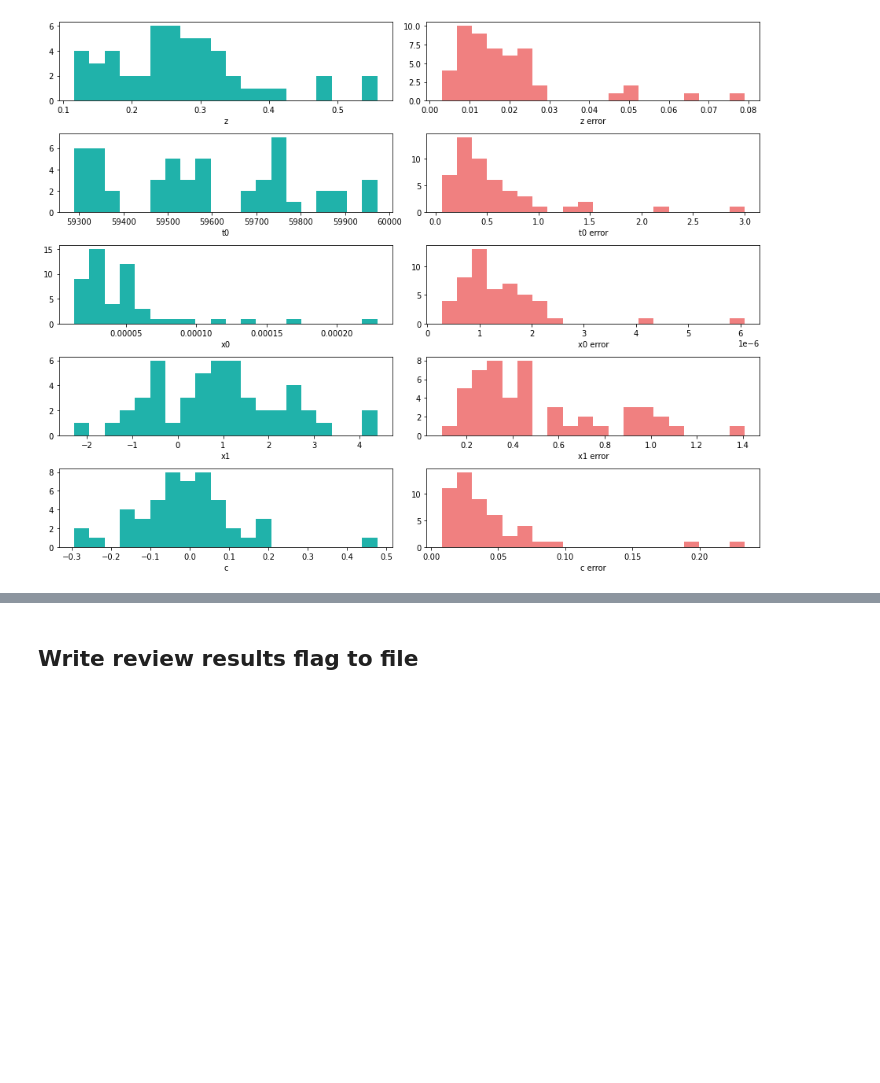
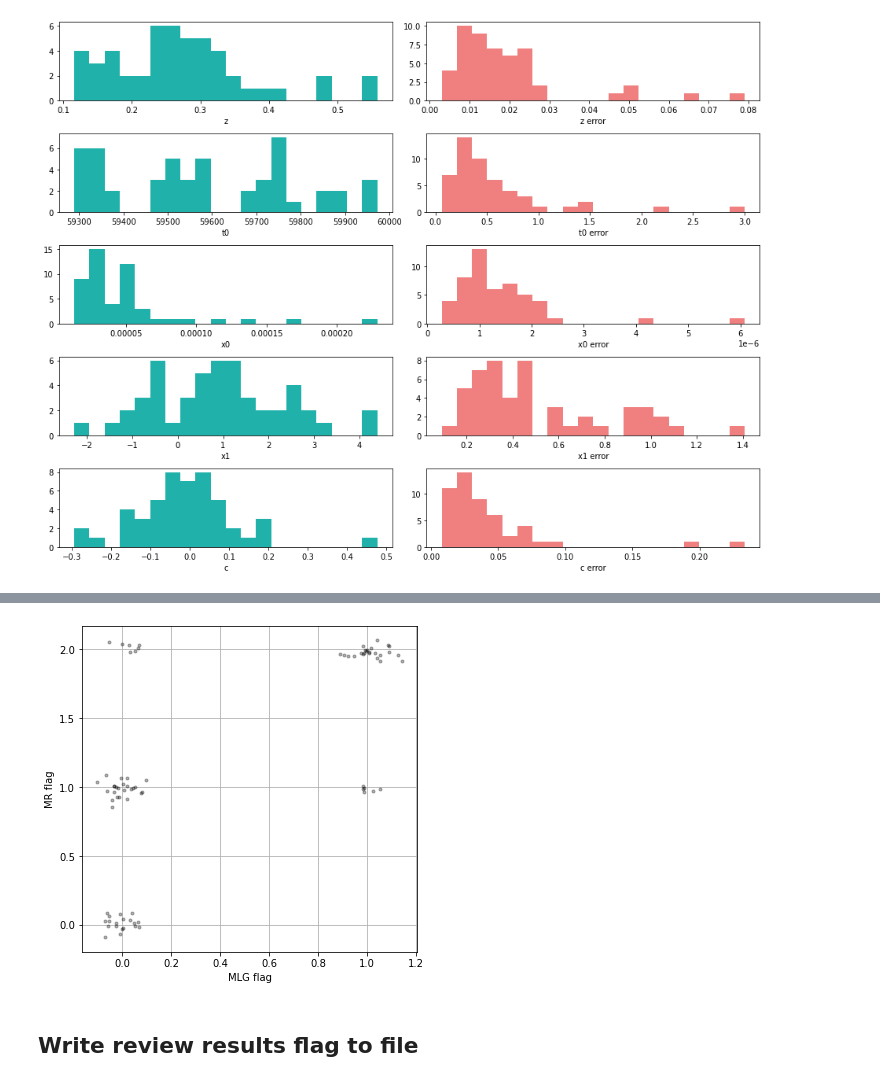
Before and after one commit to MelissaGraham/decam_ddf_tools, a Jupyter notebook: transients_science/SNIa/3_review_potential_snia_sncosmo.ipynb, the cells around one changed output, grey strips where cells are left out. Cells and saved outputs as stored; diff of their text form; code cells hidden in the pictures; blank space fills up the shorter version.

```diff
--- a/transients_science/SNIa/3_review_potential_snia_sncosmo.ipynb
+++ b/transients_science/SNIa/3_review_potential_snia_sncosmo.ipynb
@@ -95,11 +81,0 @@ Reject it by resetting the fit results to -99.9.
-# %%
-fit_z[tx] = -99.9
-fit_ze[tx] = -99.9
-fit_t0[tx] = -99.9
-fit_t0e[tx] = -99.9
-fit_x0[tx] = -99.9
-fit_x0e[tx] = -99.9
-fit_x1[tx] = -99.9
-fit_x1e[tx] = -99.9
-fit_c[tx] = -99.9
-fit_ce[tx] = -99.9
@@ -339,3 +349,14 @@ fit_flagMR = np.zeros(len(fit_flag), dtype='int')
+# %%
+plt.figure(figsize=(6, 6))
+r1 = np.random.normal(scale=0.05, size=len(fit_flag))
+r2 = np.random.normal(scale=0.05, size=len(fit_flag))
+plt.plot(fit_flag+r1, fit_flagMR+r2, 'o', ms=3, alpha=0.3, color='black')
+plt.grid()
+plt.xlabel('MLG flag')
+plt.ylabel('MR flag')
+plt.show()
+# %% [output]
+[figure, added]
 # %% [markdown]
 ## Write review results flag to file
 # %%
```
Also changed, not shown: parts of 22 cells of this notebook, 5 other files.
